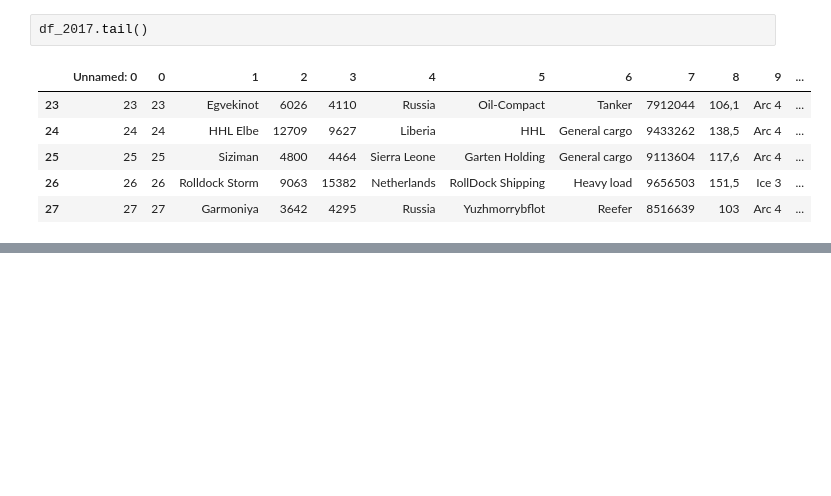
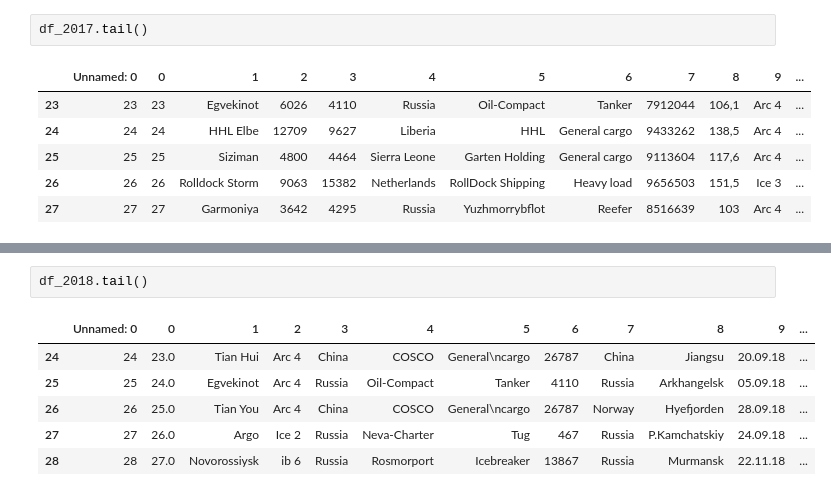
Before and after one commit to csmith454/nsr-project, a Jupyter notebook: nsr_data_wrangling.ipynb, the cells around one changed output, grey strips where cells are left out. Saved outputs shown, nothing was run; the diff lists cells and outputs as text; blank space fills up the shorter version.

```diff
--- a/nsr_data_wrangling.ipynb
+++ b/nsr_data_wrangling.ipynb
@@ -791,0 +817,9 @@ dtype: int64
+# %%
+df_2018.tail()
+# %% [output]
+|  | Unnamed: 0 | 0 | 1 | 2 | 3 | 4 | 5 | 6 | 7 | 8 | 9 | ... |
+| 24 | 24 | 23.0 | Tian Hui | Arc 4 | China | COSCO | General\ncargo | 26787 | China | Jiangsu | 20.09.18 | ... |
+| 25 | 25 | 24.0 | Egvekinot | Arc 4 | Russia | Oil-Compact | Tanker | 4110 | Russia | Arkhangelsk | 05.09.18 | ... |
+| 26 | 26 | 25.0 | Tian You | Arc 4 | China | COSCO | General\ncargo | 26787 | Norway | Hyefjorden | 28.09.18 | ... |
+| 27 | 27 | 26.0 | Argo | Ice 2 | Russia | Neva-Charter | Tug | 467 | Russia | P.Kamchatskiy | 24.09.18 | ... |
+| 28 | 28 | 27.0 | Novorossiysk | ib 6 | Russia | Rosmorport | Icebreaker | 13867 | Russia | Murmansk | 22.11.18 | ... |
```
Also changed, not shown: parts of 10 cells of this notebook.
